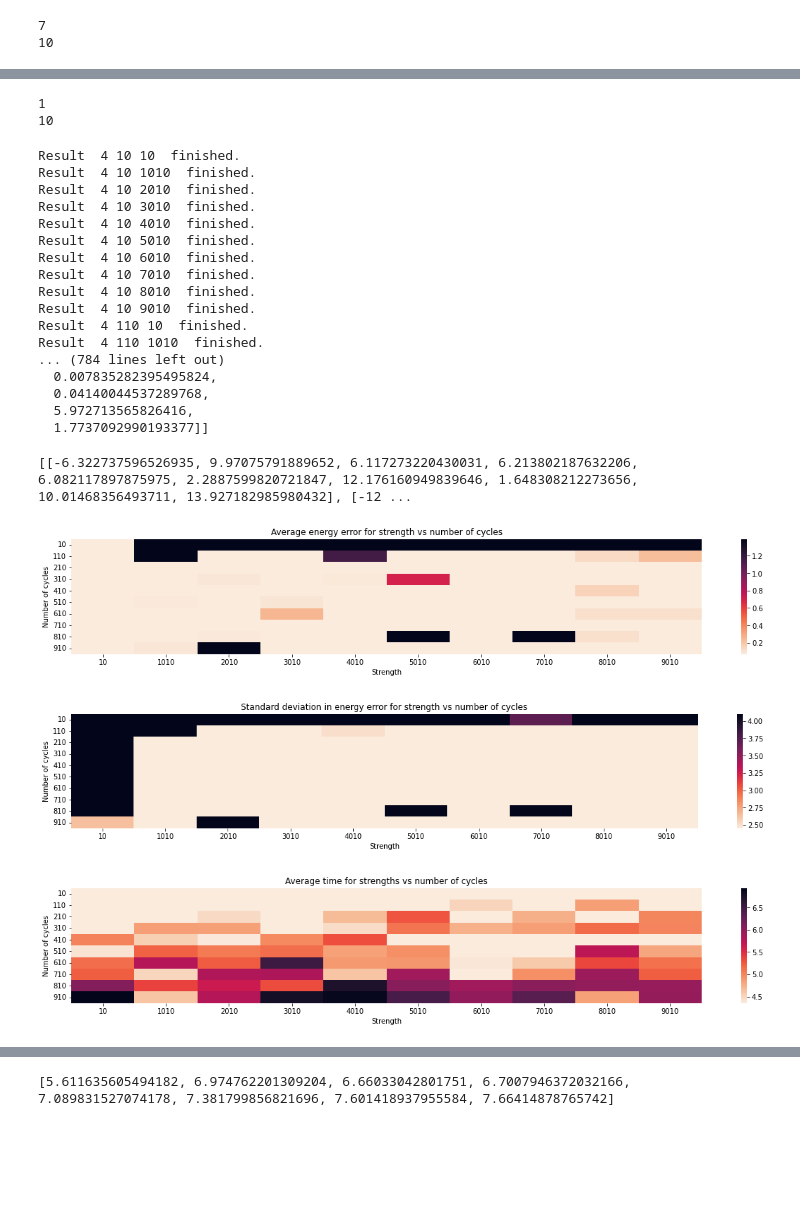
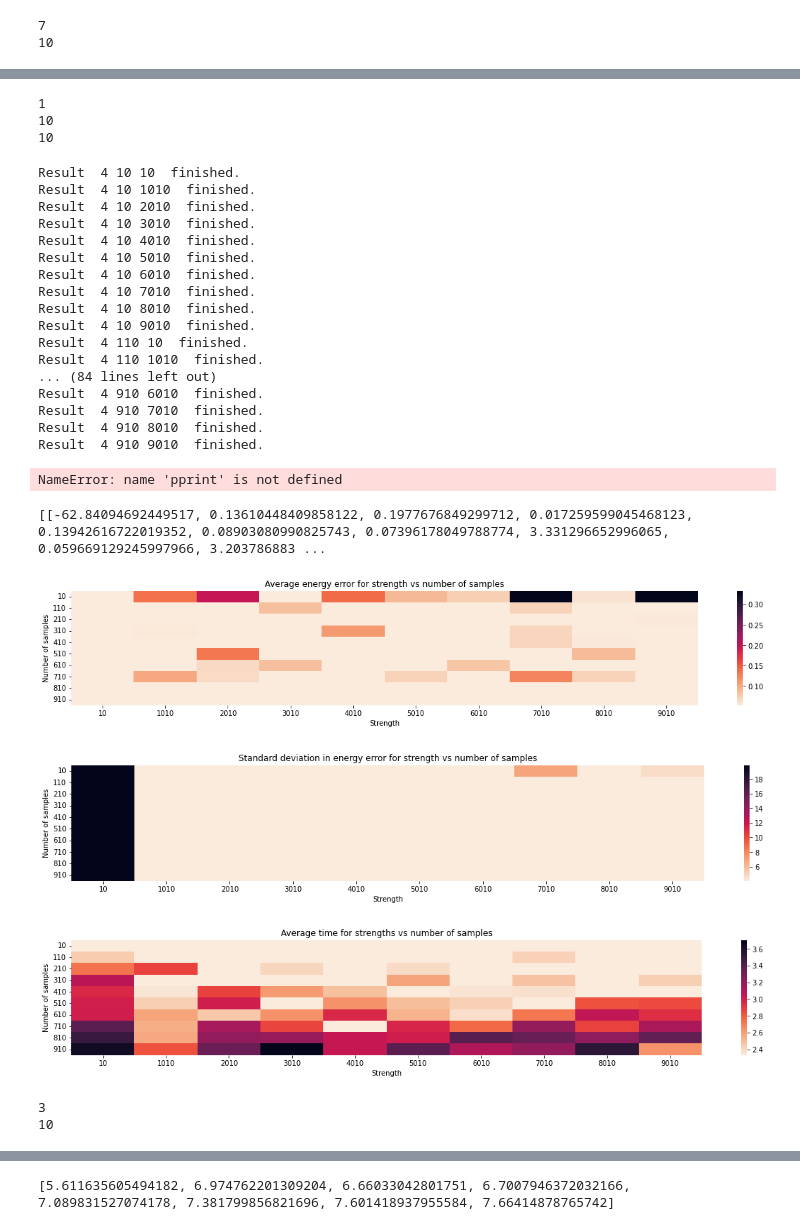
Before and after one commit to vmperrone/QOSF-Cohort-5-Hyperparameter-optimization-in-QCC-method, a Jupyter notebook: example.ipynb, the cells around one changed output, grey strips where cells are left out. Drawn from its saved outputs; the diff is of its cells as text; code cells hidden in the pictures; blank space fills up the shorter version.

```diff
--- a/example.ipynb
+++ b/example.ipynb
@@ -32,9 +50,14 @@ molecule = MolecularData(
 )
 # %%
 #run RHF calculations
+
+start_time = time.time()
 molecule = run_pyscf(molecule, run_scf=True)
+end_time = time.time() - start_time
+
 hf_energy = float(molecule.hf_energy)
 hf_data = molecule._pyscf_data['scf']
 
 print(hf_energy)
+print(end_time)
 # %% [output]
@@ -55,5 +77,5 @@ print(casci_energy)
 # %%
-%%capture
+#%%capture
 #convert to fermionic Hamiltonian
 molecular_H = molecule.get_molecular_hamiltonian(occupied_indices=occupied_indices, active_indices=active_indices)
 if molecular_H[()] == None:
@@ -61,7 +83,7 @@ if molecular_H[()] == None:
 fermionic_H = get_fermion_operator(molecular_H)
 
 #add penalty term to ensure correct number of electrons in ground state
-weight = 15
+weight = 5
 penalty_term = FermionOperator('', n_active_electrons)
 
 for i in range(molecular_H.n_qubits):
@@ -94,5 +134,12 @@ print(m)
 4
 # %%
 #set sampler to perform the annealing
-from neal import SimulatedAnnealingSampler
-sampler = SimulatedAnnealingSampler() #uses simulated annealing, see D-Wave's ocean sdk for more options
+#from neal import SimulatedAnnealingSampler
+#sampler = SimulatedAnnealingSampler() #uses simulated annealing, see D-Wave's ocean sdk for more options
+
+## Real Device Backend
+from dwave.system.samplers import DWaveSampler
+sampler = DWaveSampler()
+
+print("Connected to sampler", sampler.solver.name)
+sampler = EmbeddingComposite(sampler)
@@ -111,9 +160,14 @@ def QCC_m(angle_folds=3, amplitude_folds=1, num_cycles=10, num_samples=1000, str
                   'IXYI': QubitOperator('X1 Y2'), 'IYXI': QubitOperator('Y1 X2')}
 
     #run QCC method
-    QCC_energy, variables = QCC(qubit_H, entanglers, angle_folds, amplitude_folds, sampler,
+    sampler = DWaveSampler()
+    sampler = EmbeddingComposite(sampler)
+
+    QCC_energy, variables, response = QCC(qubit_H, entanglers, angle_folds, amplitude_folds, sampler,
                                 num_cycles=num_cycles, num_samples=num_samples, strength=strength)
-    return QCC_energy
+
+    #print(response.info["timing"])
+    return QCC_energy, response.info["timing"]
 
 print("Finished.")
 #print(QCC_energy)
@@ -395,10 +617,12 @@ tot_cycles=len(num_cycles)
 tot_samples=len(num_samples)
 tot_str=len(strengths)
 print(tot_cycles)
+print(tot_samples)
 print(tot_str)
 # %% [output]
 1
 10
+10
 # %%
 results = Test(num_cycles, num_samples, strengths)
 pprint(results)
@@ -415,11 +639,12 @@ Result  4 10 8010  finished.
 Result  4 10 9010  finished.
 Result  4 110 10  finished.
 Result  4 110 1010  finished.
-... (784 lines left out)
-  0.007835282395495824,
-  0.04140044537289768,
-  5.972713565826416,
-  1.7737092990193377]]
+... (84 lines left out)
+Result  4 910 6010  finished.
+Result  4 910 7010  finished.
+Result  4 910 8010  finished.
+Result  4 910 9010  finished.
+NameError: name 'pprint' is not defined
 # %%
 #import sys
 #!{sys.executable} -m pip install seaborn
@@ -454,8 +679,8 @@ vmin = min_value(mean_energy_data)
 
 ax = sns.heatmap(mean_energy_data, vmin=vmin, vmax=vmax, xticklabels=strengths, yticklabels=num_samples, cmap=cmap)
 plt.xlabel("Strength")
-plt.ylabel("Number of cycles")
-plt.title("Average energy error for strength vs number of cycles")
+plt.ylabel("Number of samples")
+plt.title("Average energy error for strength vs number of samples")
 plt.show()
 
 # num cycles vs num samples
@@ -472,38 +697,52 @@ def min_value(inputlist):
 vmax = max_value(stdev_data)/10
 vmin = min_value(stdev_data)
 #print(vmax)
 #print(vmin)
 
 ax = sns.heatmap(stdev_data, vmin=vmin, vmax=vmax, xticklabels=strengths, yticklabels=num_samples, cmap=cmap)
 plt.xlabel("Strength")
-plt.ylabel("Number of cycles")
-plt.title("Standard deviation in energy error for strength vs number of cycles")
+plt.ylabel("Number of samples")
+plt.title("Standard deviation in energy error for strength vs number of samples")
 plt.show()
 
 # num cycles vs num samples
 # average time
 stdev_data = list(chunks(([result[5] for result in results[0::1]]),tot_str))
 
 #print(stdev_data)
 
 def max_value(inputlist):
     return max([max(sublist) for sublist in inputlist])
 def min_value(inputlist):
     return min([max(sublist) for sublist in inputlist])
 
 vmax = max_value(stdev_data)
 vmin = min_value(stdev_data)
 #print(vmax)
 #print(vmin)
 
 ax = sns.heatmap(stdev_data, vmin=vmin, vmax=vmax, xticklabels=strengths, yticklabels=num_samples, cmap=cmap)
 
 plt.xlabel("Strength")
-plt.ylabel("Number of cycles")
-plt.title("Average time for strengths vs number of cycles")
+plt.ylabel("Number of samples")
+plt.title("Average time for strengths vs number of samples")
 plt.show()
 # %% [output]
-[[-6.322737596526935, 9.97075791889652, 6.117273220430031, 6.213802187632206, 6.082117897875975, 2.2887599820721847, 12.176160949839646, 1.648308212273656, 10.01468356493711, 13.927182985980432], [-12 ...
+[[-62.84094692449517, 0.13610448409858122, 0.1977676849299712, 0.017259599045468123, 0.13942616722019352, 0.08903080990825743, 0.07396178049788774, 3.331296652996065, 0.059669129245997966, 3.203786883 ...
-[figure, old version]
+[figure, new version]
-[figure, old version]
+[figure, new version]
-[figure, old version]
+[figure, new version]
+# %%
+num_cycles=range(2,5)
+num_samples=range(150,400,25)
+strengths=[1000]
+runs=10
+
+tot_cycles=len(num_cycles)
+tot_samples=len(num_samples)
+tot_str=len(strengths)
+print(tot_cycles)
+print(tot_samples)
+# %% [output]
+3
+10
```
Also changed, not shown: parts of 27 cells of this notebook.
